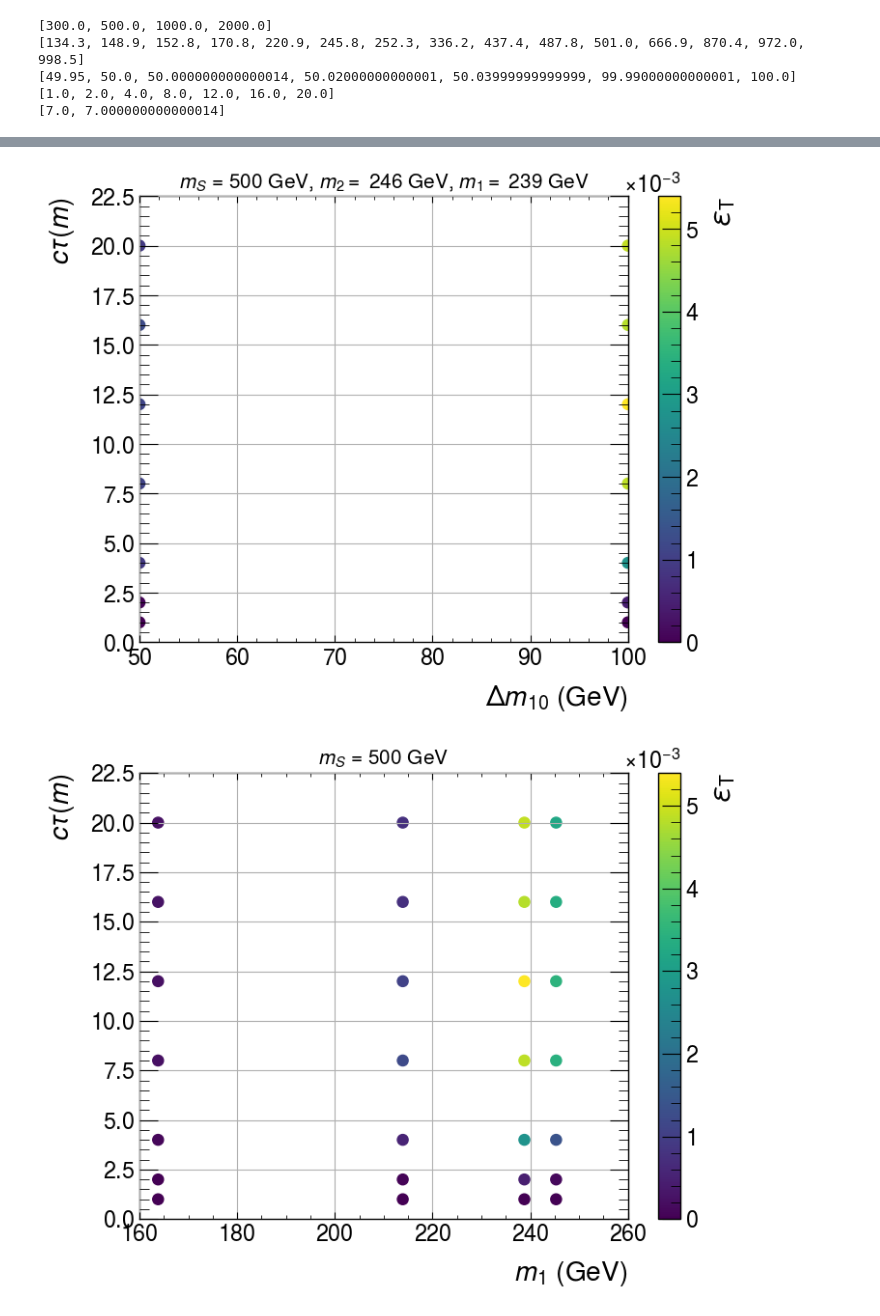
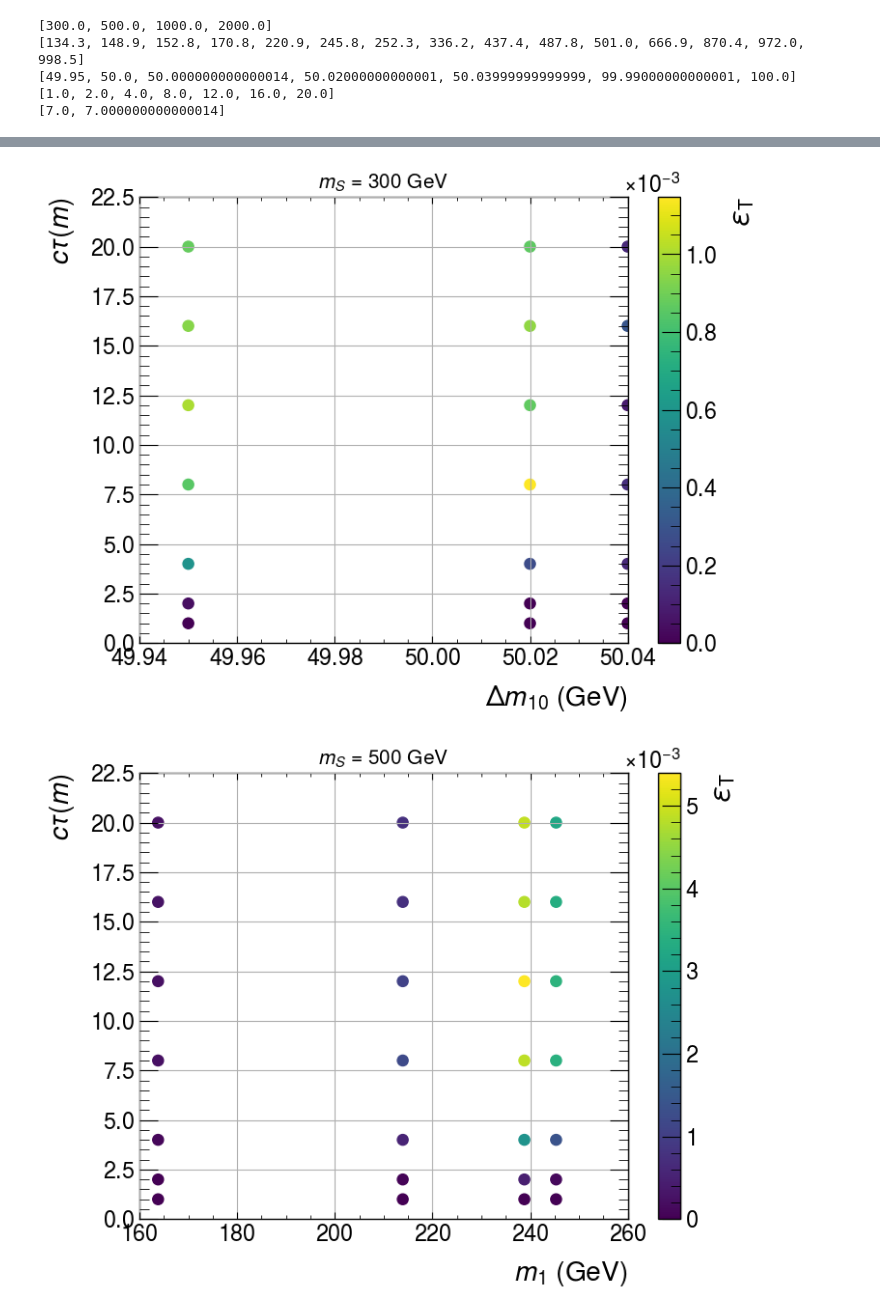
Before and after one commit to andlessa/back2futureTrigger, a Jupyter notebook: B2TF-Trigger/plotEffs_2.ipynb, the cells around one changed output, grey strips where cells are left out. Drawn from its saved outputs; the diff is of its cells as text; code cells hidden in the pictures.

```diff
--- a/B2TF-Trigger/plotEffs_2.ipynb
+++ b/B2TF-Trigger/plotEffs_2.ipynb
@@ -36,27 +61,27 @@ print(sorted(b2tf_data_df_R['dm21'].unique()))
 # %%
-constraints = {'ms' : 500.0, 'm2' : 245.8}
+constraints = {'ms' : 300.0}
 xaxis = 'dm'
 yaxis = 'ctau'
 zaxis = 'eff'
 # Filter data
 b2tf_data_df_filter_R = b2tf_data_df_R.copy()
 for label,val in constraints.items():
     b2tf_data_df_filter_R = b2tf_data_df_filter_R[(np.abs(b2tf_data_df_filter_R[label]-val) < 0.5)]
 b2tf_data_df_filter_R.sort_values(xaxis,inplace=True)
 
 plt.scatter(b2tf_data_df_filter_R[xaxis],b2tf_data_df_filter_R[yaxis],c=b2tf_data_df_filter_R[zaxis],marker='o')
 plt.xlabel(r'%s' %varDict[xaxis])
 plt.ylabel(r'%s' %varDict[yaxis])
 plt.colorbar(label=r'%s' %varDict[zaxis])
 # plt.xlim(0,350.)
 plt.grid()
 plt.title(getTitleFromDF(b2tf_data_df_filter_R),fontsize=15)
 # plt.legend()
 # plt.yscale('log')
 # plt.ylim(1e-2,1)
 plt.show()
 # %% [output]
-[figure, old version]
+[figure, new version]
 # %%
 constraints = {'ms' : 500.0, 'dm' : 100.0}
 xaxis = 'm1'
```
Also changed, not shown: parts of 2 cells of this notebook, 4 other files.
